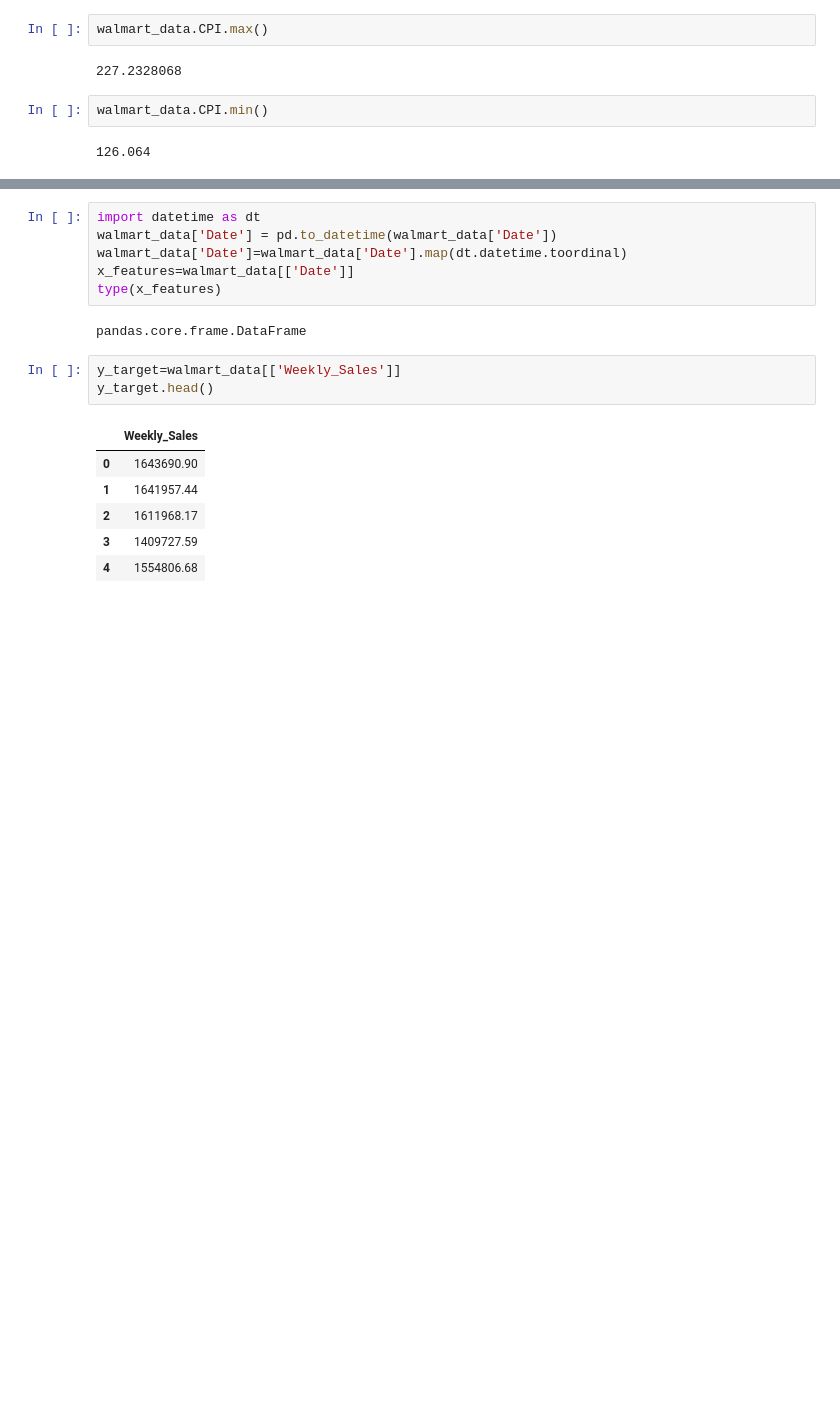
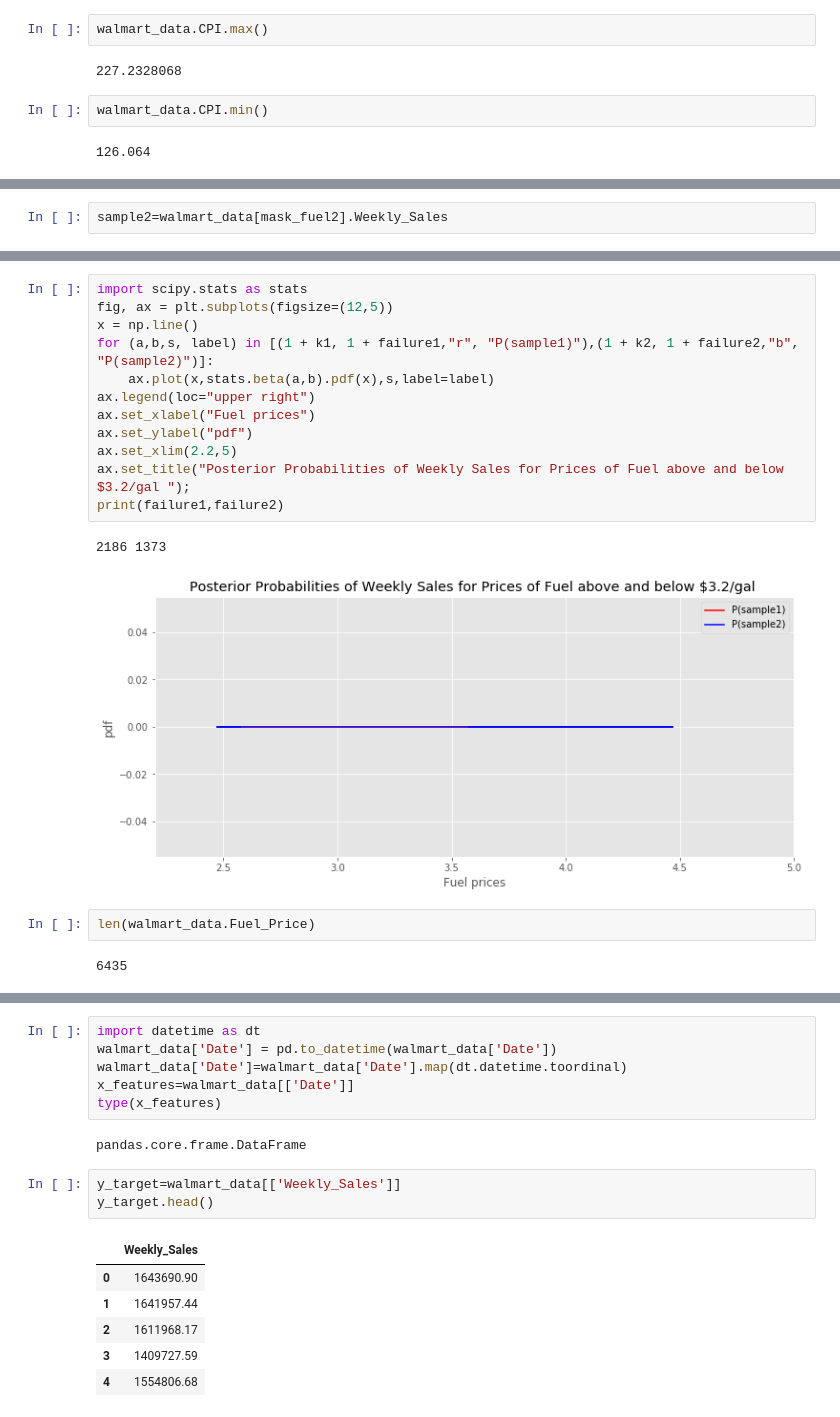
Before and after one commit to Niv-19/Capstone1_Niv, a Jupyter notebook: Walmart Sales Analysis.ipynb, the cells around one changed output, grey strips where cells are left out. Cells and saved outputs as stored; diff of their text form; blank space fills up the shorter version.

```diff
--- a/Capstone1_Niv.ipynb
+++ b/Walmart Sales Analysis.ipynb
@@ -675,0 +816,2 @@ walmart_data.CPI.min()
+# %%
+sample2=walmart_data[mask_fuel2].Weekly_Sales
@@ -675,0 +843,19 @@ walmart_data.CPI.min()
+# %%
+import scipy.stats as stats
+fig, ax = plt.subplots(figsize=(12,5))
+x = np.line()
+for (a,b,s, label) in [(1 + k1, 1 + failure1,"r", "P(sample1)"),(1 + k2, 1 + failure2,"b", "P(sample2)")]:
+    ax.plot(x,stats.beta(a,b).pdf(x),s,label=label)
+ax.legend(loc="upper right")
+ax.set_xlabel("Fuel prices")
+ax.set_ylabel("pdf")
+ax.set_xlim(2.2,5)
+ax.set_title("Posterior Probabilities of Weekly Sales for Prices of Fuel above and below $3.2/gal ");
+print(failure1,failure2)
+# %% [output]
+2186 1373
+[figure, added]
+# %%
+len(walmart_data.Fuel_Price)
+# %% [output]
+6435
```
Also changed, not shown: parts of 22 cells of this notebook.
